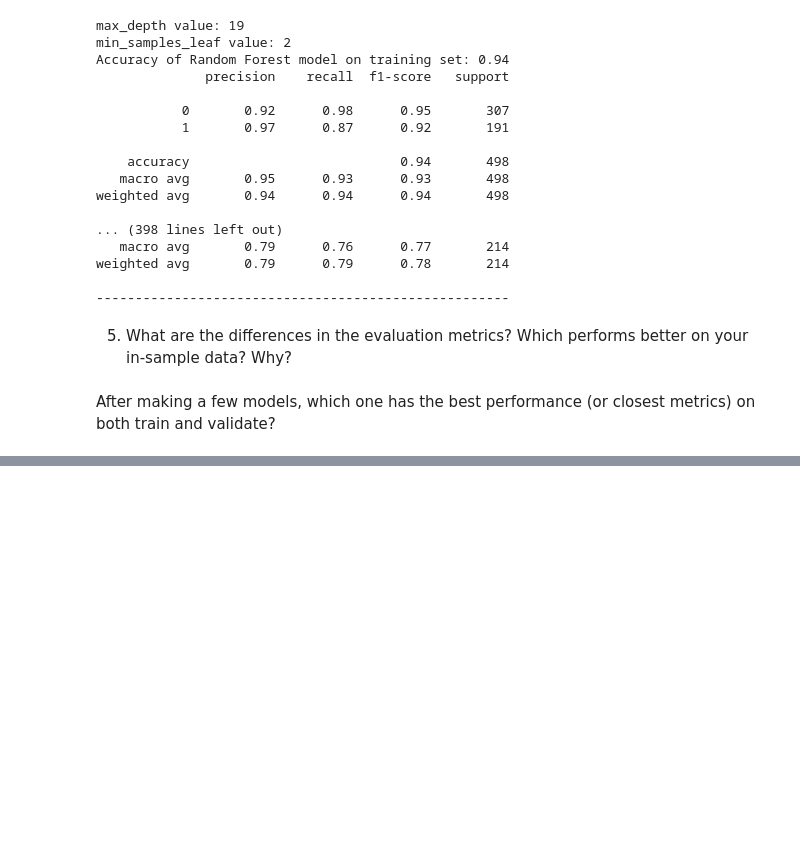
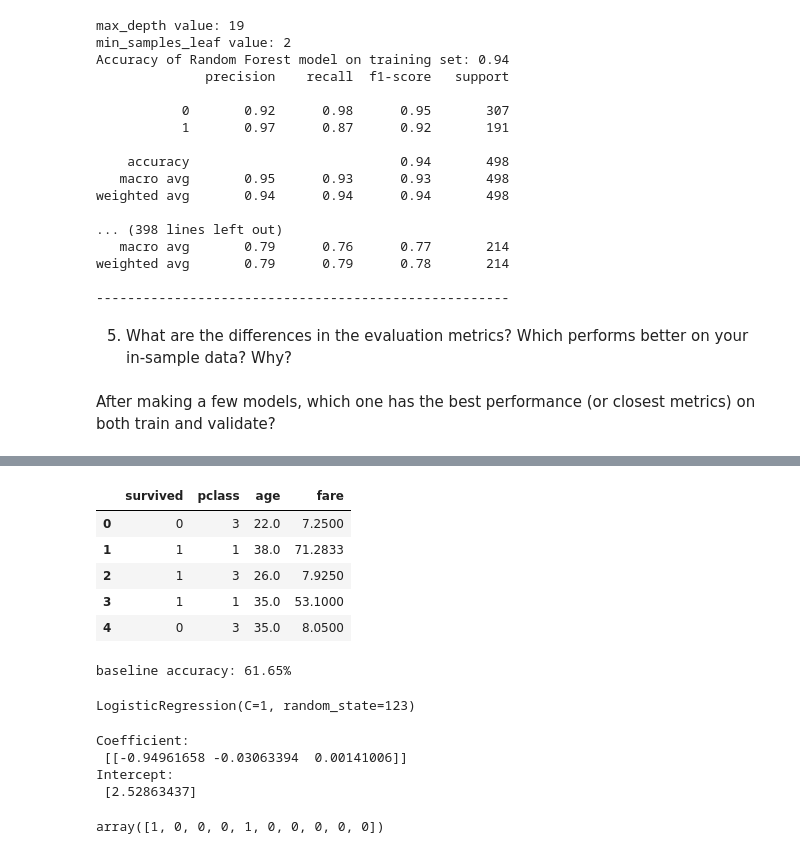
Before and after one commit to david-rodriguez-siller/classification-exercises, a Jupyter notebook: model.ipynb, the cells around one changed output, grey strips where cells are left out. Cells and saved outputs as stored; diff of their text form; code cells hidden in the pictures; blank space fills up the shorter version.

```diff
--- a/model.ipynb
+++ b/model.ipynb
@@ -413,0 +773,3 @@ After making a few models, which one has the best performance (or closest metric
+# %%
+titanic = acquire.get_titanic_data()
+titanic.head()
@@ -413,0 +783,13 @@ After making a few models, which one has the best performance (or closest metric
+# %%
+titanic = titanic.drop_duplicates()
+cols_to_drop = ['passenger_id', 'sex','sibsp','parch','embarked','class','deck','embark_town','alone']
+titanic = titanic.drop(columns=cols_to_drop)
+# %%
+titanic.head()
+# %% [output]
+|  | survived | pclass | age | fare |
+| 0 | 0 | 3 | 22.0 | 7.2500 |
+| 1 | 1 | 1 | 38.0 | 71.2833 |
+| 2 | 1 | 3 | 26.0 | 7.9250 |
+| 3 | 1 | 1 | 35.0 | 53.1000 |
+| 4 | 0 | 3 | 35.0 | 8.0500 |
@@ -413,0 +799,7 @@ After making a few models, which one has the best performance (or closest metric
+# %%
+# baseline model
+baseline_accuracy = (0 == train.survived).mean()
+
+print(f'baseline accuracy: {baseline_accuracy:.2%}')
+# %% [output]
+baseline accuracy: 61.65%
@@ -413,0 +821,12 @@ After making a few models, which one has the best performance (or closest metric
+# %%
+logit.fit(X_train, y_train)
+# %% [output]
+LogisticRegression(C=1, random_state=123)
+# %%
+print('Coefficient: \n', logit.coef_)
+print('Intercept: \n', logit.intercept_)
+# %% [output]
+Coefficient:
+ [[-0.94961658 -0.03063394  0.00141006]]
+Intercept:
+ [2.52863437]
@@ -413,0 +835,4 @@ After making a few models, which one has the best performance (or closest metric
+# %%
+y_pred[0:10]
+# %% [output]
+array([1, 0, 0, 0, 1, 0, 0, 0, 0, 0])
```
Also changed, not shown: parts of 123 cells of this notebook, 3 other files.
